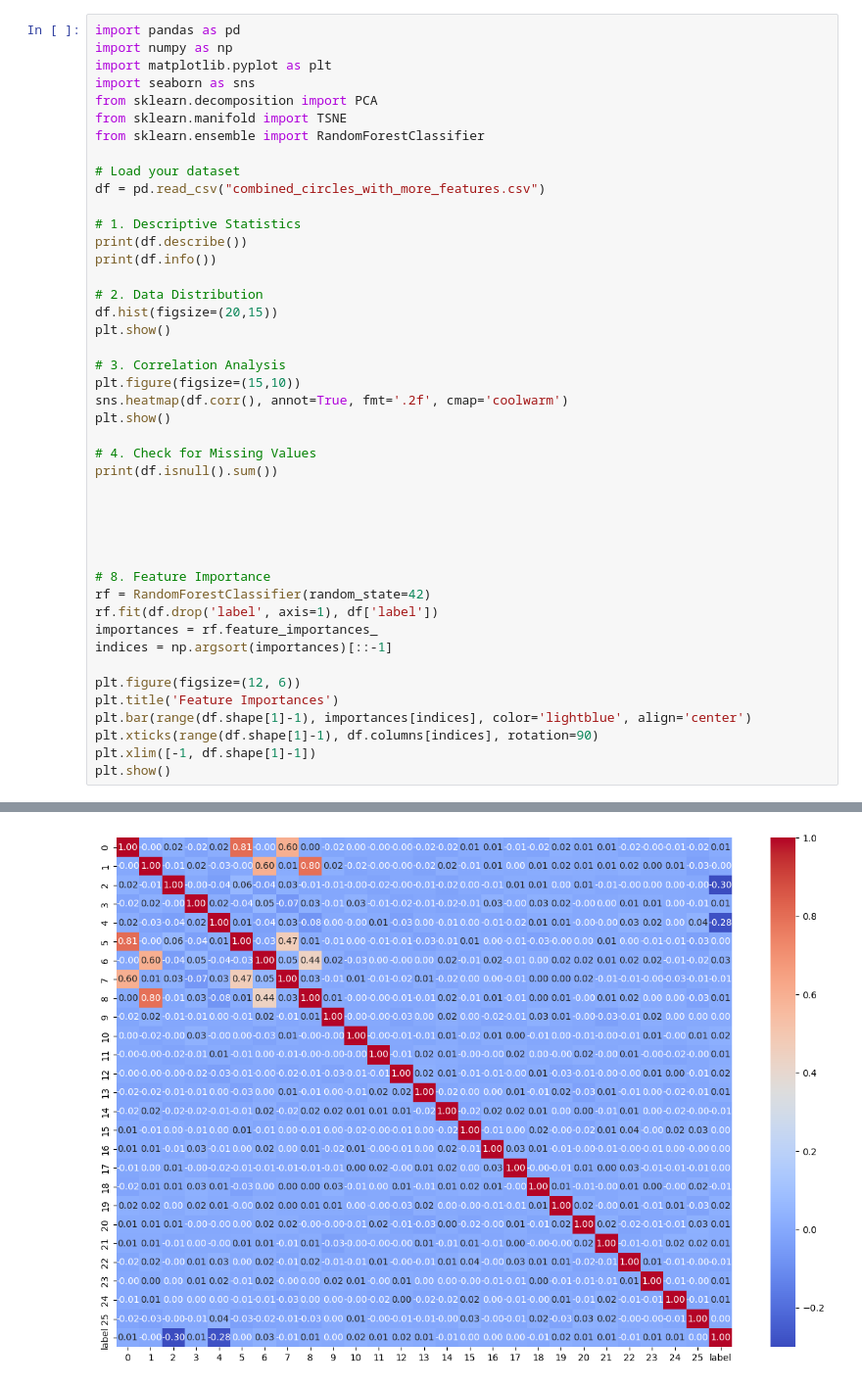
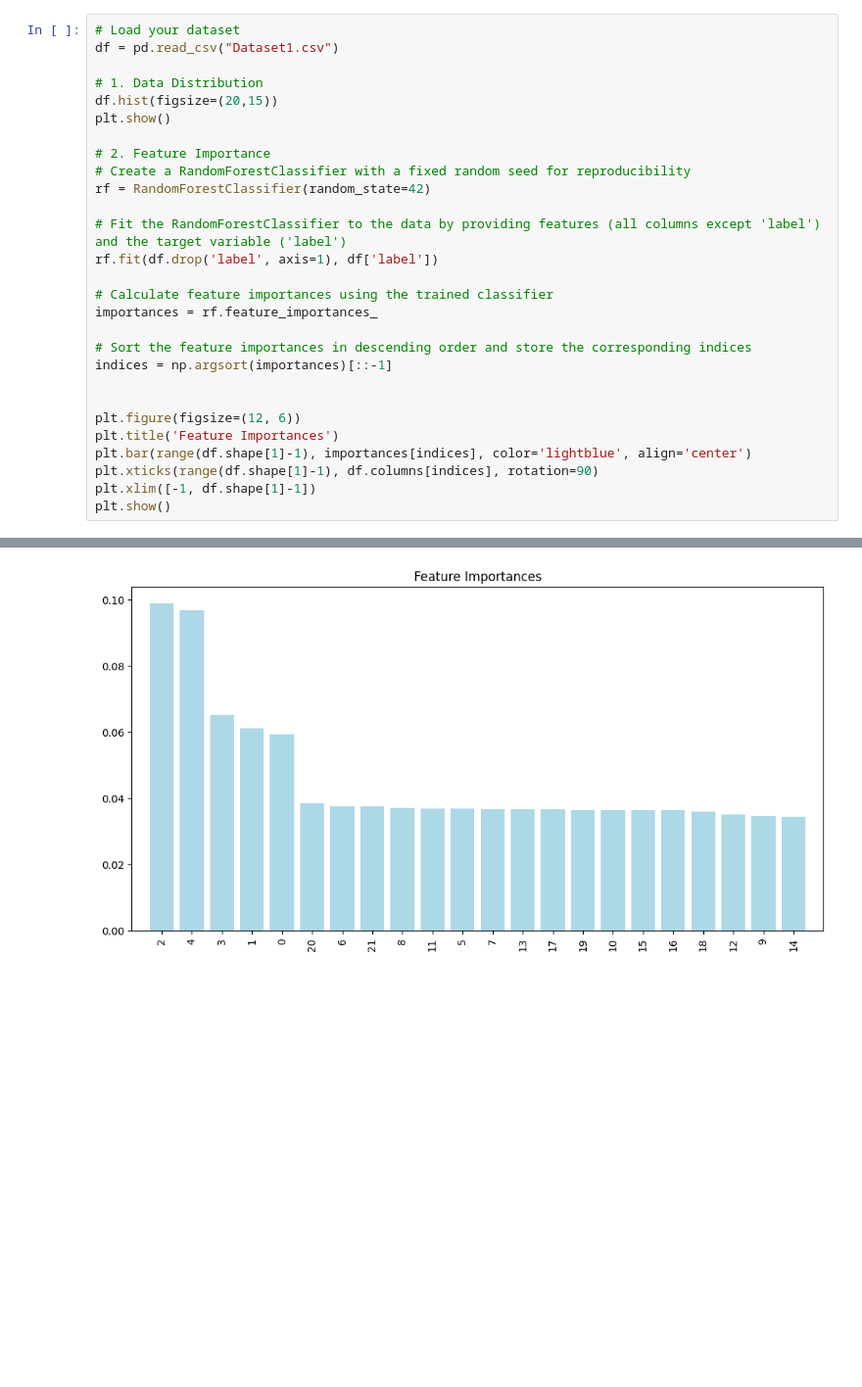
Before and after one commit to varshin99/assignment-data-challenge, a Jupyter notebook: Code.ipynb, the cells around one changed output, grey strips where cells are left out. Shown at 98% size. Drawn from its saved outputs; the diff is of its cells as text; blank space fills up the shorter version.

```diff
--- a/Code.ipynb
+++ b/Code.ipynb
@@ -92,40 +82,24 @@ plt.show()
 # %%
-import pandas as pd
-import numpy as np
-import matplotlib.pyplot as plt
-import seaborn as sns
-from sklearn.decomposition import PCA
-from sklearn.manifold import TSNE
-from sklearn.ensemble import RandomForestClassifier
+# Load your dataset
+df = pd.read_csv("Dataset1.csv")
 
-# Load your dataset
-df = pd.read_csv("combined_circles_with_more_features.csv")
-
-# 1. Descriptive Statistics
-print(df.describe())
-print(df.info())
-
-# 2. Data Distribution
+# 1. Data Distribution
 df.hist(figsize=(20,15))
 plt.show()
 
-# 3. Correlation Analysis
-plt.figure(figsize=(15,10))
-sns.heatmap(df.corr(), annot=True, fmt='.2f', cmap='coolwarm')
-plt.show()
+# 2. Feature Importance
+# Create a RandomForestClassifier with a fixed random seed for reproducibility
+rf = RandomForestClassifier(random_state=42)
 
-# 4. Check for Missing Values
-print(df.isnull().sum())
+# Fit the RandomForestClassifier to the data by providing features (all columns except 'label') and the target variable ('label')
+rf.fit(df.drop('label', axis=1), df['label'])
 
+# Calculate feature importances using the trained classifier
+importances = rf.feature_importances_
 
+# Sort the feature importances in descending order and store the corresponding indices
+indices = np.argsort(importances)[::-1]
 
-
-
-# 8. Feature Importance
-rf = RandomForestClassifier(random_state=42)
-rf.fit(df.drop('label', axis=1), df['label'])
-importances = rf.feature_importances_
-indices = np.argsort(importances)[::-1]
 
 plt.figure(figsize=(12, 6))
 plt.title('Feature Importances')
@@ -155 +112 @@ None
-[figure, old version]
+[figure, new version]
```
Also changed, not shown: parts of 18 cells of this notebook.
